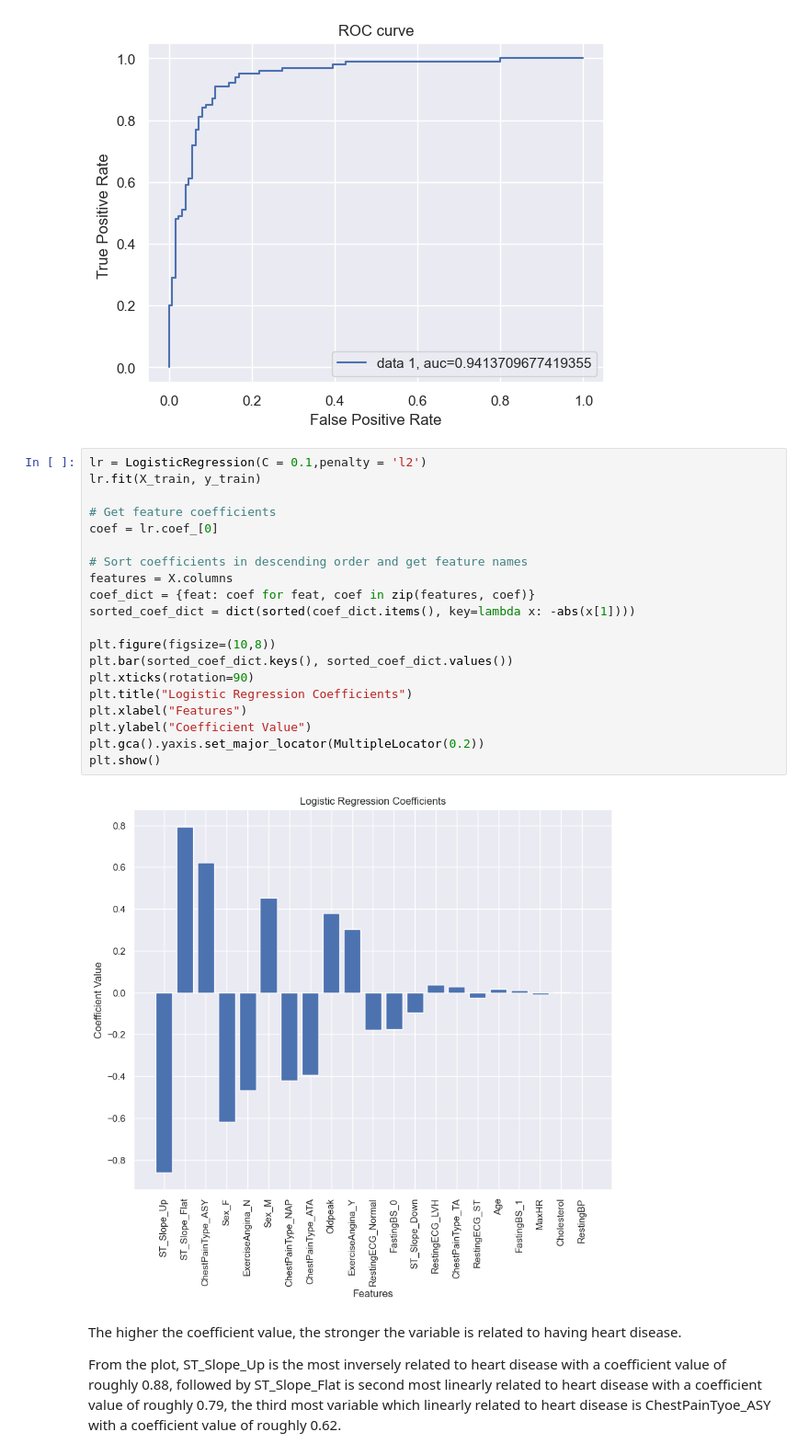
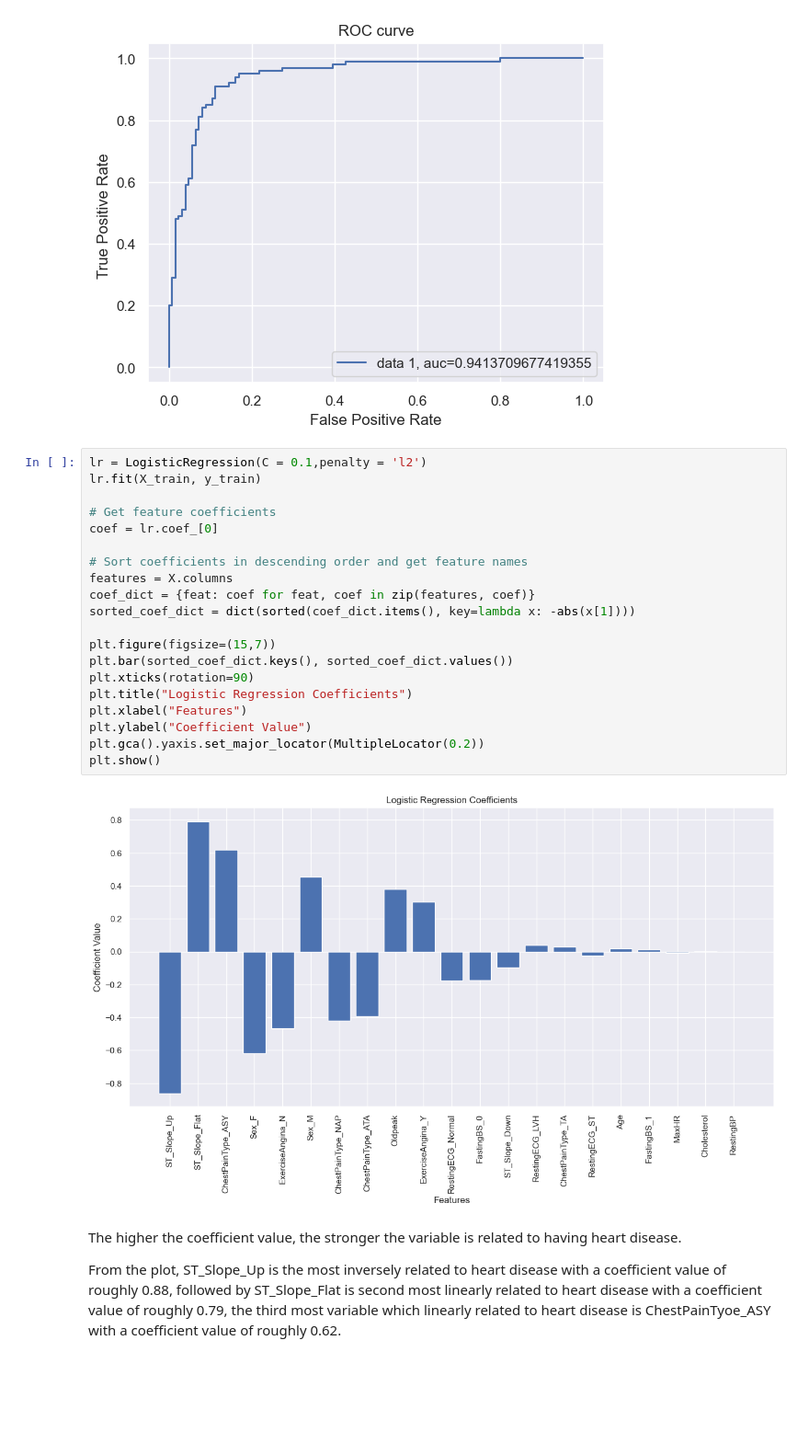
Before and after one commit to shuenwei/sc1015miniproject, a Jupyter notebook: Logistic Regression.ipynb, the cells around one changed output. Shown at 92% size. Drawn from its saved outputs; the diff is of its cells as text; blank space fills up the shorter version.

```diff
--- a/Logistic Regression.ipynb
+++ b/Logistic Regression.ipynb
@@ -329,25 +329,25 @@ plt.show()
 # %%
 lr = LogisticRegression(C = 0.1,penalty = 'l2')
 lr.fit(X_train, y_train)
 
 # Get feature coefficients
 coef = lr.coef_[0]
 
 # Sort coefficients in descending order and get feature names
 features = X.columns
 coef_dict = {feat: coef for feat, coef in zip(features, coef)}
 sorted_coef_dict = dict(sorted(coef_dict.items(), key=lambda x: -abs(x[1])))
 
-plt.figure(figsize=(10,8))
+plt.figure(figsize=(15,7))
 plt.bar(sorted_coef_dict.keys(), sorted_coef_dict.values())
 plt.xticks(rotation=90)
 plt.title("Logistic Regression Coefficients")
 plt.xlabel("Features")
 plt.ylabel("Coefficient Value")
 plt.gca().yaxis.set_major_locator(MultipleLocator(0.2))
 plt.show()
 # %% [output]
-[figure, old version]
+[figure, new version]
 # %% [markdown]
 The higher the coefficient value, the stronger the variable is related to having heart disease.
 
```
